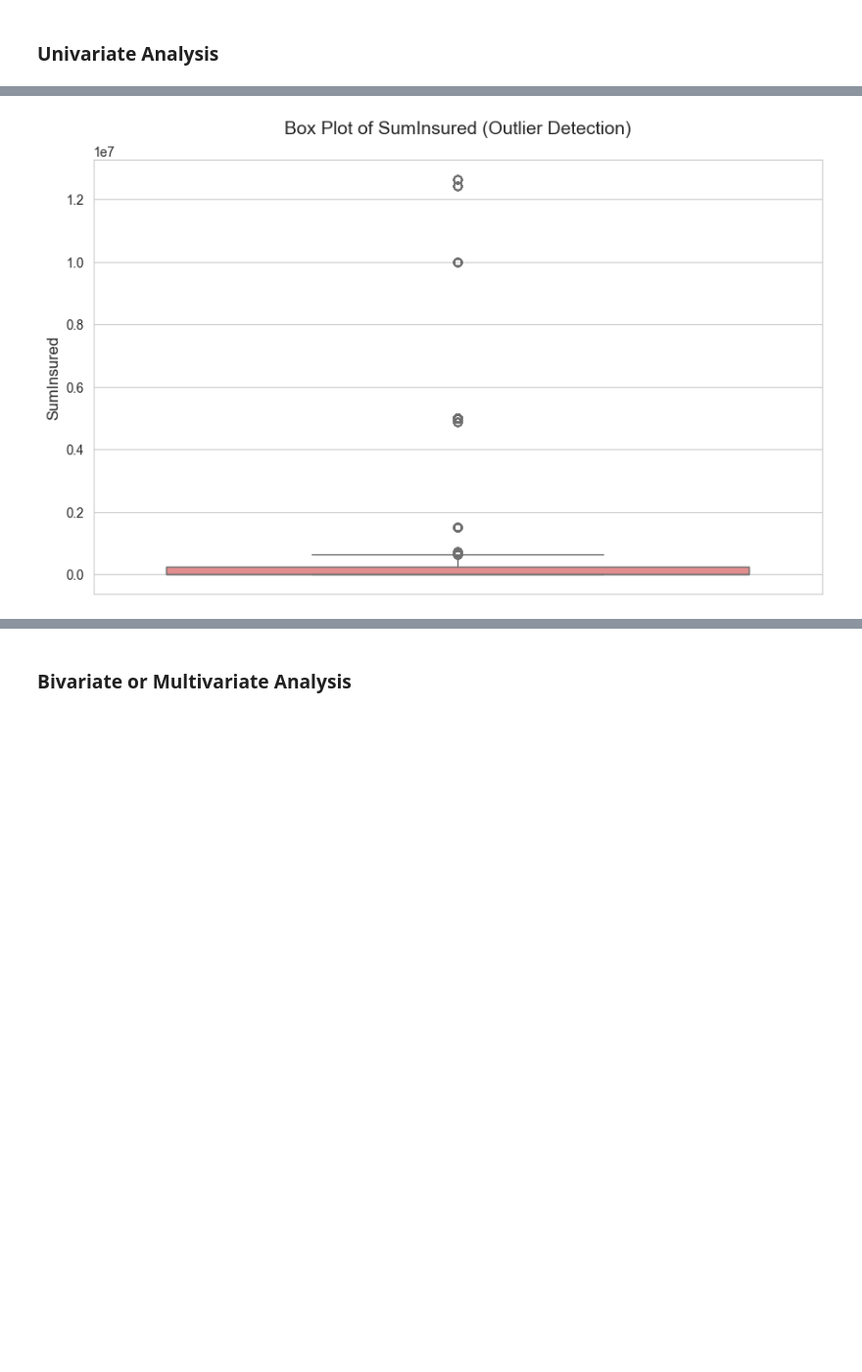
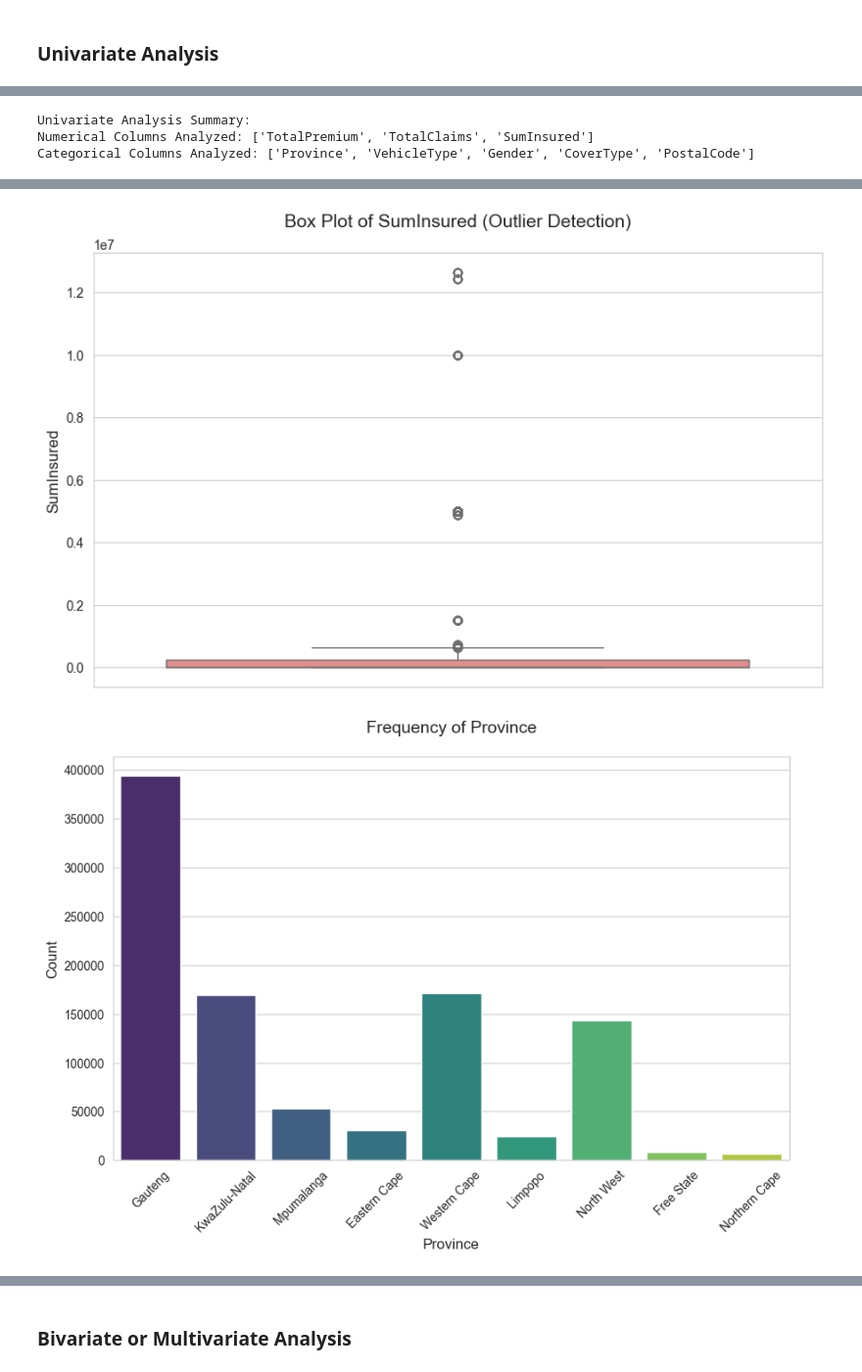
Before and after one commit to Naod-Mergiya/Insurance-Risk-Analytics-Predictive-Modeling, a Jupyter notebook: notebook/EDA.ipynb, the cells around one changed output, grey strips where cells are left out. Shown: that part at 98% size. Cells and saved outputs as stored; diff of their text form; code cells hidden in the pictures; blank space fills up the shorter version.

```diff
--- a/notebook/EDA.ipynb
+++ b/notebook/EDA.ipynb
@@ -277,20 +280,5 @@ plt.ylabel('Amount'); plt.show()
 # %% [markdown]
 ### **Univariate Analysis**
 # %%
-# 1. Univariate Analysis: Numerical Columns
-for col in numerical_cols:
-    # Histogram with KDE
-    plt.figure()
-    sns.histplot(df[col].dropna(), bins=30, kde=True, color='skyblue')
-    plt.title(f'Distribution of {col}', fontsize=14, pad=20)
-    plt.xlabel(col, fontsize=12)
-    plt.ylabel('Frequency', fontsize=12)
-    plt.show
-
-    # Box plot for outlier detection
-    plt.figure()
-    sns.boxplot(data=df, y=col, color='lightcoral')
-    plt.title(f'Box Plot of {col} (Outlier Detection)', fontsize=14, pad=20)
-    plt.ylabel(col, fontsize=12)
-    plt.show
+run_univariate_analysis(df, numerical_cols, categorical_cols)
 # %% [output]
@@ -297,6 +303,10 @@ for col in numerical_cols:
+Univariate Analysis Summary:
+Numerical Columns Analyzed: ['TotalPremium', 'TotalClaims', 'SumInsured']
+Categorical Columns Analyzed: ['Province', 'VehicleType', 'Gender', 'CoverType', 'PostalCode']
 [figure]
 [figure]
 [figure]
 [figure]
 [figure]
 [figure]
+[figure, added]
```
Also changed, not shown: parts of 8 cells of this notebook, 19 other files.
